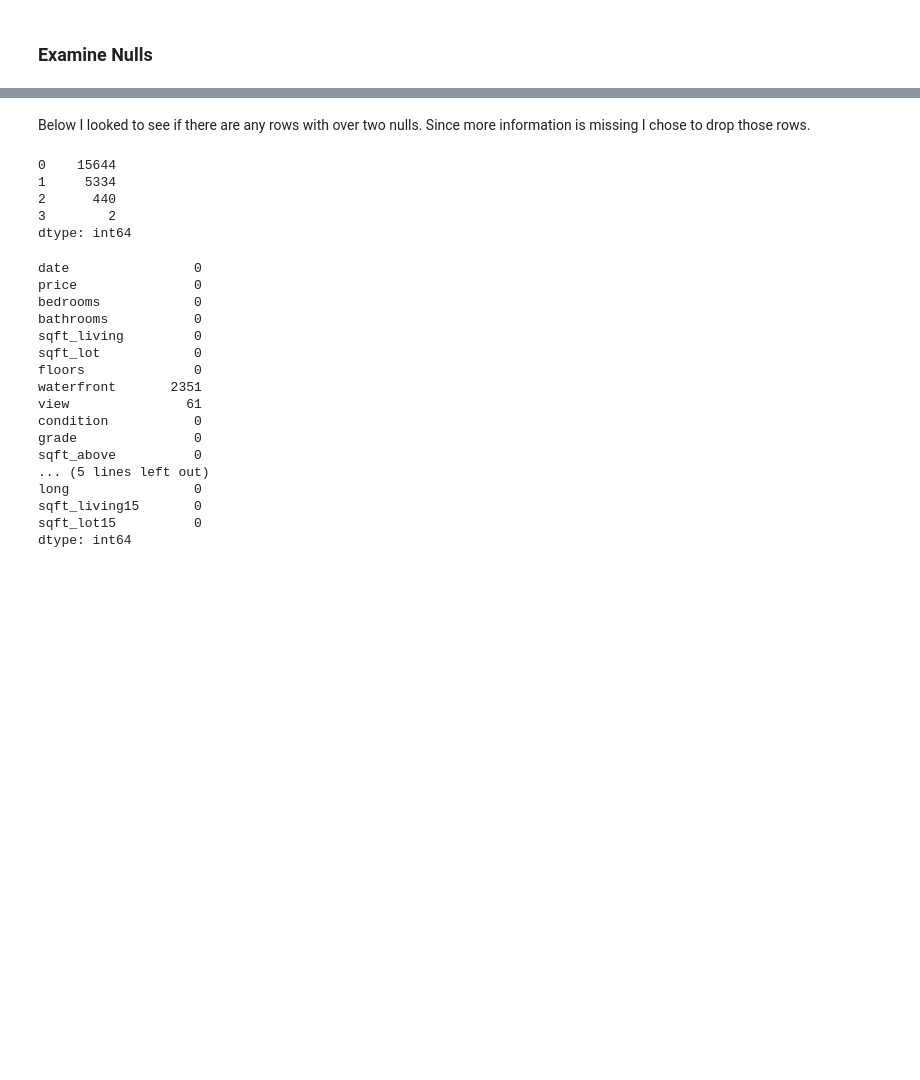
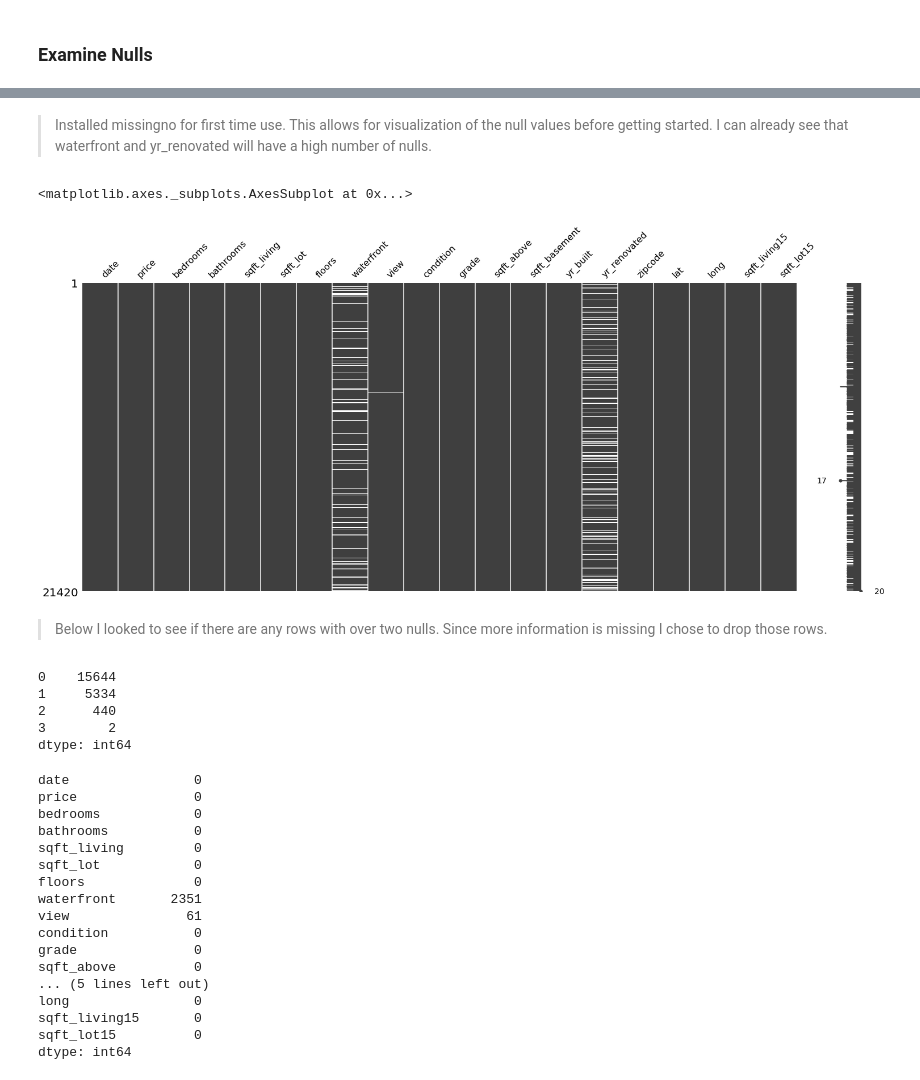
Before and after one commit to lauren-esser/King-County-Homes-Price-Factors, a Jupyter notebook: student.ipynb, the cells around one changed output, grey strips where cells are left out. Drawn from its saved outputs; the diff is of its cells as text; code cells hidden in the pictures; blank space fills up the shorter version.

```diff
--- a/student.ipynb
+++ b/student.ipynb
@@ -249,3 +265,5 @@ df.describe()
 | 50% | 4.500000e+05 | 3.000000 | 2.250000 | 1920.000000 | 7.614000e+03 | 1.500000 | 0.000000 | 0.000000 | 3.000000 | 7.000000 | ... |
 | 75% | 6.450000e+05 | 4.000000 | 2.500000 | 2550.000000 | 1.069050e+04 | 2.000000 | 0.000000 | 0.000000 | 4.000000 | 8.000000 | ... |
 | max | 7.700000e+06 | 33.000000 | 8.000000 | 13540.000000 | 1.651359e+06 | 3.500000 | 1.000000 | 4.000000 | 5.000000 | 13.000000 | ... |
+# %% [markdown]
+> Installed missingno for first time use. This allows for visualization of the null values before getting started. I can already see that waterfront and yr_renovated will have a high number of nulls.
@@ -252,3 +272,9 @@ df.describe()
+# %%
+import missingno as ms
+ms.matrix(df)
+# %% [output]
+<matplotlib.axes._subplots.AxesSubplot at 0x...>
+[figure, added]
 # %% [markdown]
-Below I looked to see if there are any rows with over two nulls. Since more information is missing I chose to drop those rows.
+> Below I looked to see if there are any rows with over two nulls. Since more information is missing I chose to drop those rows.
 # %%
```
Also changed, not shown: parts of 190 cells of this notebook.
